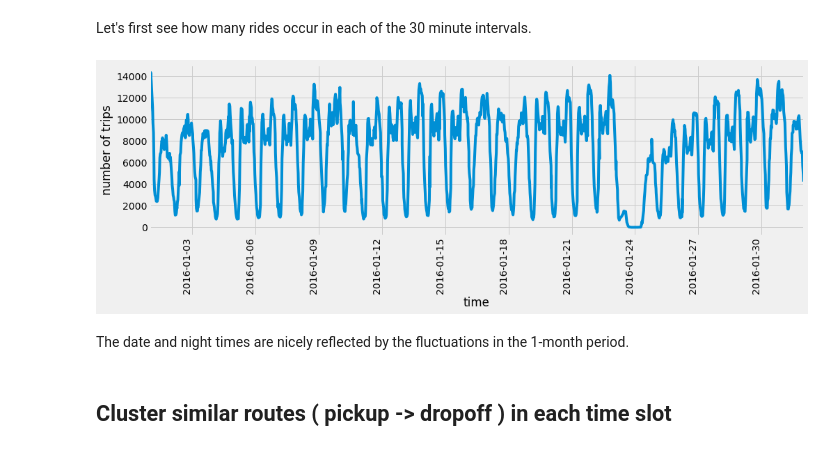
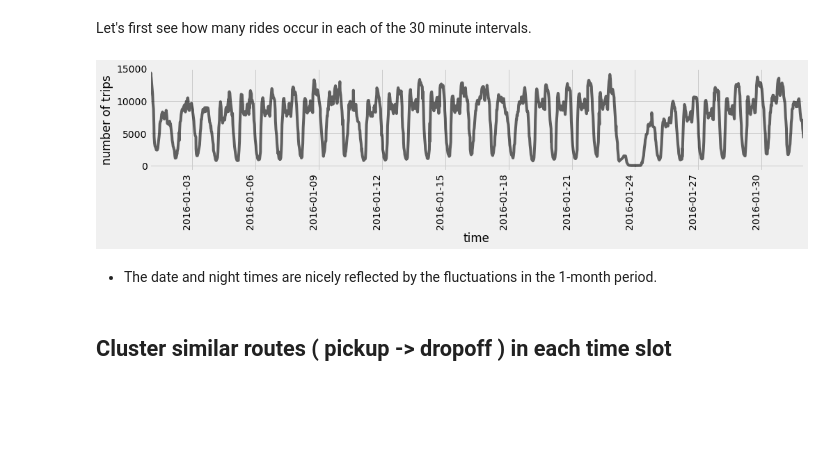
Before and after one commit to eliftekin/Pool-App, a Jupyter notebook: DataIncubator_Project.ipynb, the cells around one changed output. Saved outputs shown, nothing was run; the diff lists cells and outputs as text; code cells hidden in the pictures; blank space fills up the shorter version.

```diff
--- a/DataIncubator_Project.ipynb
+++ b/DataIncubator_Project.ipynb
@@ -13,21 +13,18 @@ http://www.nyc.gov/html/tlc/downloads/pdf/data_dictionary_trip_records_yellow.pd
 # %%
 import pandas as pd
 import numpy as np
-from IPython.display import display
 
 import matplotlib.pyplot as plt
 import matplotlib
 %matplotlib inline
 
-from matplotlib.patches import Ellipse
-import pprint as pp
+from matplotlib.ticker import FuncFormatter
+matplotlib.style.use('fivethirtyeight')
 
 import datetime
 import time
 
 from sklearn.cluster import MiniBatchKMeans, KMeans
-from sklearn.metrics.pairwise import pairwise_distances_argmin
-from sklearn.datasets.samples_generator import make_blobs
 # %% [markdown]
 ## Define functions to process data
 # %%
@@ -56,6 +59,9 @@ def find_bounds(location_mile, c = 2.5, perc = 2.5):
 # %%
 df = pd.read_csv('yellow_tripdata_2016-01.csv', index_col=0)
 df["tpep_pickup_datetime"] = pd.to_datetime(df["tpep_pickup_datetime"])
+df["tpep_dropoff_datetime"] = pd.to_datetime(df["tpep_dropoff_datetime"])
+df["day"] = df["tpep_pickup_datetime"].apply(lambda dt: datetime.datetime(year=dt.year, month=dt.month, day=dt.day))
+df["count"] = 1
 
 df = df.drop(['RatecodeID','store_and_fwd_flag','payment_type',
               'extra', 'mta_tax', 'tolls_amount', 'improvement_surcharge'], axis=1)
@@ -110,0 +131,15 @@ normalization is DONE
+# %%
+matplotlib.rcParams['font.size'] = 15
+fig = plt.figure(0, figsize = (8,4))
+ax = plt.subplot(1, 2, 1)
+
+plt.bar([1], [df_day["count"].mean()], width=0.5, alpha = 0.6, color = 'k' )
+plt.bar([2], [df_day["passenger_count"].mean()], width=0.5, alpha = 0.6)
+
+ax.yaxis.set_major_formatter(formatter)
+plt.xticks([1,2], ('n_trips',"n_passengers"))
+plt.title("NYC taxi daily trips")
+plt.xlim([0.5,2.5])
+plt.gca().xaxis.grid(False)
+
+plt.show()
@@ -110,0 +150,9 @@ normalization is DONE
+# %%
+matplotlib.style.use('fivethirtyeight')
+
+ax = df_day["count"].plot(kind='bar', ylim = [0, 500000], figsize = (15,3),  alpha = 0.6, color = 'k')
+ax.yaxis.set_major_formatter(formatter)
+
+plt.ylabel('number of trips')
+plt.title('2016 January')
+plt.show()
@@ -128,24 +183,23 @@ for group, frame in df.groupby("pickup_time_bin"):
 Let's first see how many rides occur in each of the 30 minute intervals.
 # %%
 matplotlib.style.use('fivethirtyeight')
-fig = plt.figure(0, figsize = (15,5))
+fig = plt.figure(0, figsize = (15,3))
 
 df_plot = pd.DataFrame()
 df_plot["num_trips"] = [dfx.shape[0] for dfx in df_list ]
 
 df_plot["times"] = [dfx['tpep_dropoff_datetime'].iloc[0] for dfx in df_list ]
 df_plot["times"] = pd.to_datetime(df_plot["times"])
 df_plot = df_plot.set_index('times')
 
-df_plot["num_trips"].plot()
-
+df_plot["num_trips"].plot(alpha = 0.6, color = 'k')
 plt.xlabel('time'), plt.ylabel('number of trips')
 plt.xticks(rotation='vertical')
 plt.show()
 # %% [output]
-[figure, old version]
+[figure, new version]
 # %% [markdown]
-The date and night times are nicely reflected by the fluctuations in the 1-month period.
+* The date and night times are nicely reflected by the fluctuations in the 1-month period.
 # %% [markdown]
 ## Cluster similar routes ( pickup -> dropoff ) in each time slot
 # %% [markdown]
```
Also changed, not shown: parts of 22 cells of this notebook.
